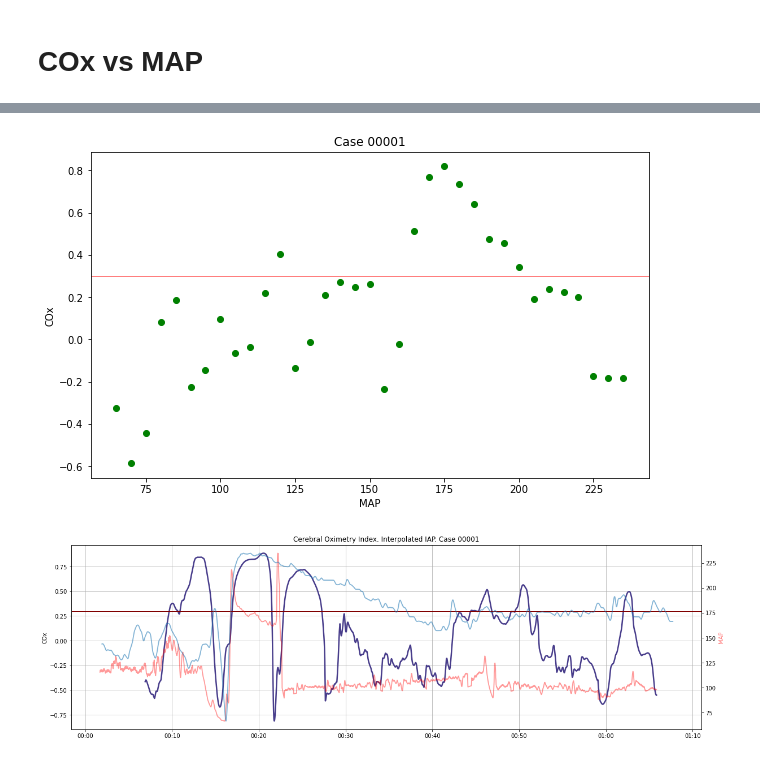
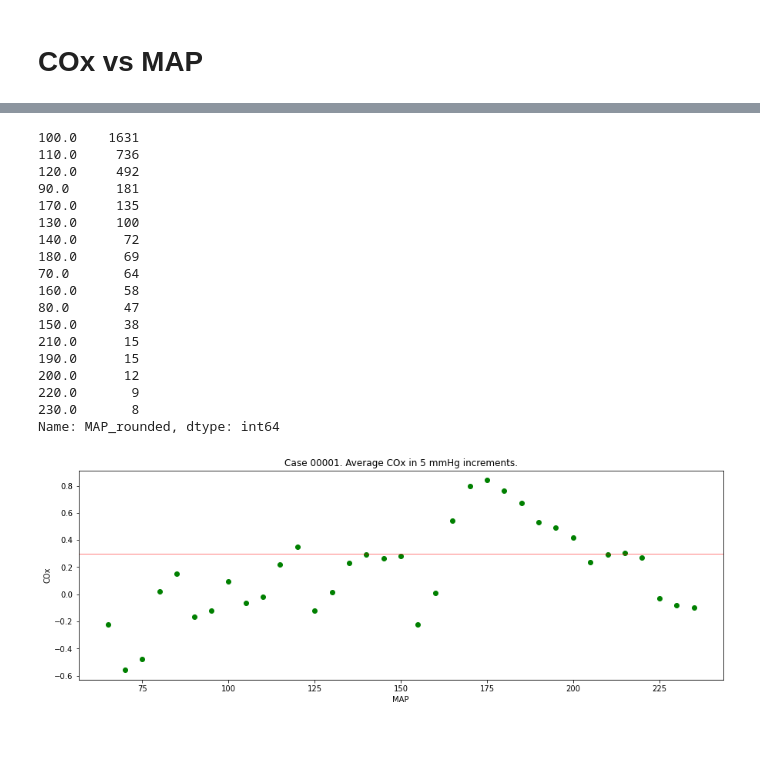
Before and after one commit to makes/bopra-cox, a Jupyter notebook: 7_cox_vs_map.ipynb, the cells around one changed output, grey strips where cells are left out. Saved outputs shown, nothing was run; the diff lists cells and outputs as text; code cells hidden in the pictures.

```diff
--- a/7_cox_vs_map.ipynb
+++ b/7_cox_vs_map.ipynb
@@ -59,12 +69,33 @@ plt.show()
+# %%
+df.MAP_rounded.value_counts()
+# %% [output]
+100.0    1631
+110.0     736
+120.0     492
+90.0      181
+170.0     135
+130.0     100
+140.0      72
+180.0      69
+70.0       64
+160.0      58
+80.0       47
+150.0      38
+210.0      15
+190.0      15
+200.0      12
+220.0       9
+230.0       8
+Name: MAP_rounded, dtype: int64
 # %%
-fig, ax = plt.subplots(figsize=(10,6))
+fig, ax = plt.subplots(figsize=(15,5))
 
 ax.scatter(binned_df.index, binned_df['COx'], c='g')
-ax.set_title(f'Case {case_str}')
+ax.set_title(f'Case {case_str}. Average COx in 5 mmHg increments.')
 ax.set_xlabel('MAP')
 ax.set_ylabel('COx')
 ax.axhline(0.3, linewidth=0.5, color="red")
-plt.savefig(f'reports/images/{step_id}_{case_str}_02.png', bbox_inches='tight', pad_inches=0.1)
+plt.savefig(f'reports/images/{step_id}_{case_str}_03.png', bbox_inches='tight', pad_inches=0.1)
 plt.show()
 # %% [output]
-[figure, old version]
+[figure, new version]
@@ -74,18 +101,0 @@ df['COx_interpolated'] = df['rSO2'].rolling(300).corr(df['MAP_interpolated'])
-# %%
-fig, ax1 = plt.subplots(figsize=(20,6))
-ax1.set_ylabel('COx')
-ax1.plot(df.index, df['COx_interpolated'], linewidth=2.5, color='darkslateblue')
-ax2 = ax1.twinx()
-ax2.plot(df.index, df['MAP_interpolated'], linewidth=1.8, alpha=0.4, color='red')
-ax2.set_ylabel('MAP', color="red", alpha=0.5)
-ax3 = ax1.twinx()
-ax3.plot(df.index, df['rSO2'], linewidth=1.8, alpha=0.55)
-ax3.set_yticks([])
-ax1.grid()
-ax1.axhline(0.3, linewidth=1, color="maroon")
-ax1.xaxis.set_major_formatter(mpl.dates.DateFormatter('%H:%M'))
-plt.title(f'Cerebral Oximetry Index. Interpolated IAP. Case {case_str}')
-#plt.savefig(f'reports/images/{step_id}_{case_str}_02.png', bbox_inches='tight', pad_inches=0.1)
-plt.show()
-# %% [output]
-[figure, removed]
```
Also changed, not shown: parts of 7 cells of this notebook, 18 other files.
